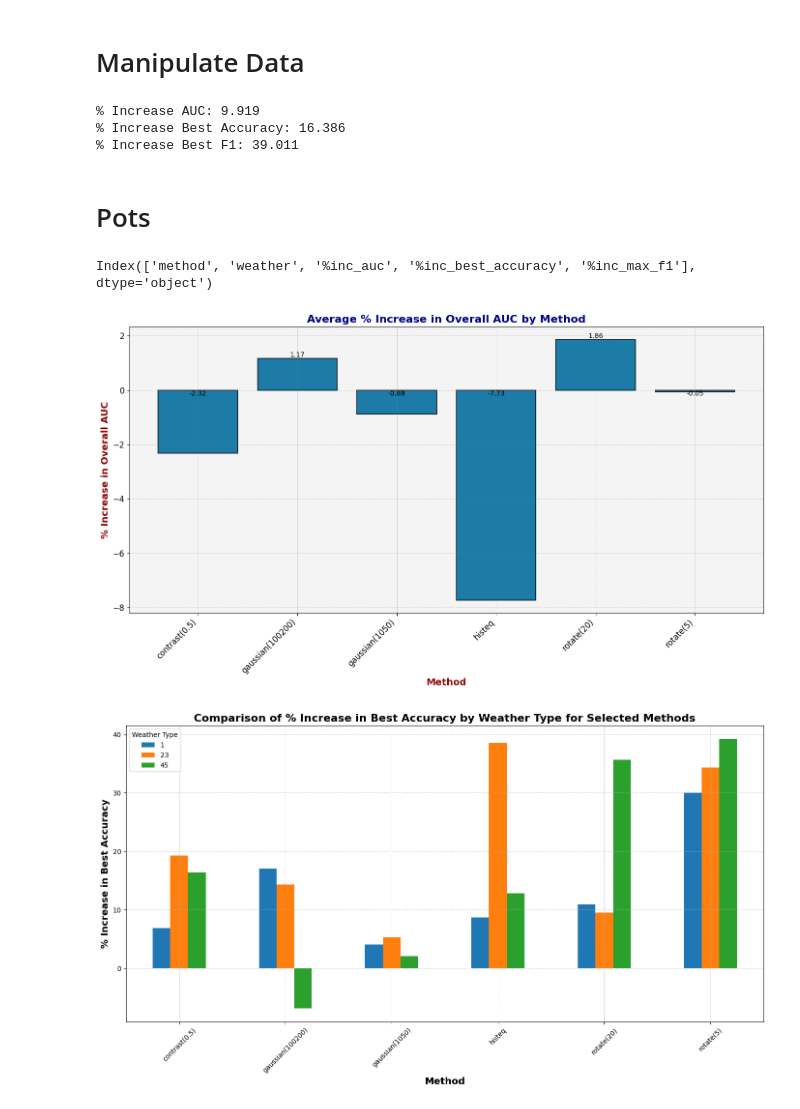
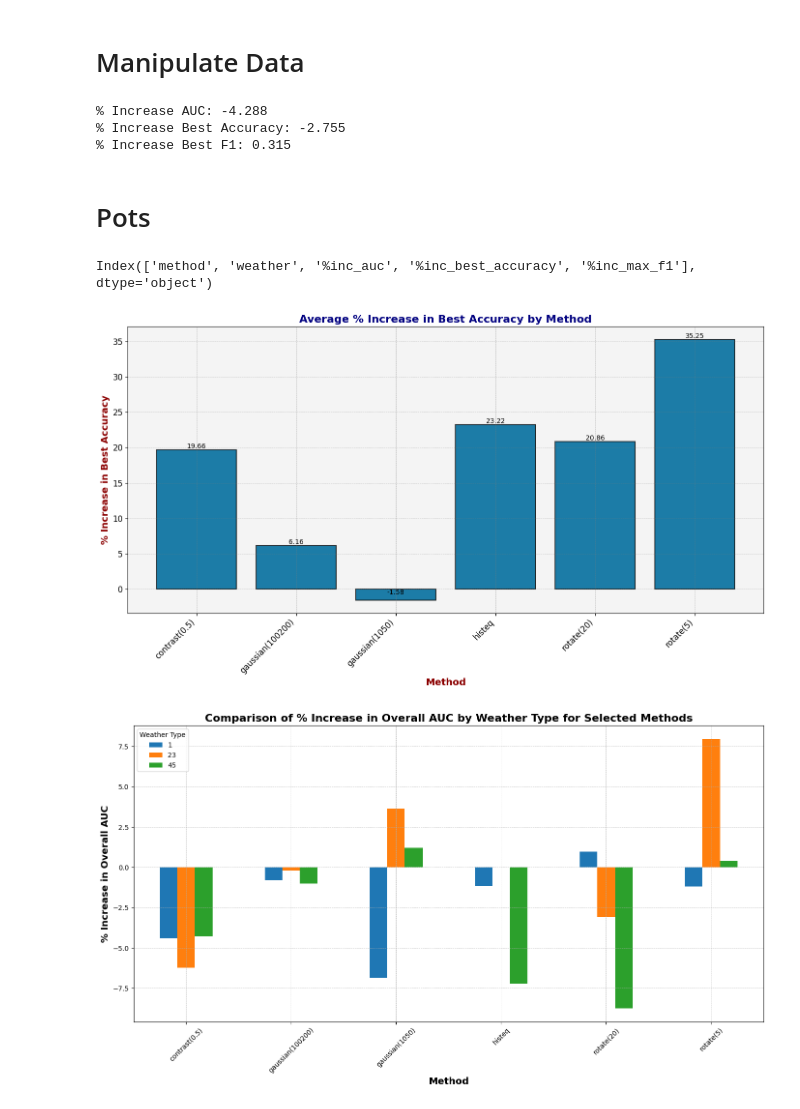
Before and after one commit to tee1g21/Intruder-Aircraft-Detection, a Jupyter notebook: main/results_calc.ipynb, the cells around one changed output. Cells and saved outputs as stored; diff of their text form; code cells hidden in the pictures.

Commit message:
round 6 complete

```diff
--- a/main/results_calc.ipynb
+++ b/main/results_calc.ipynb
@@ -197,26 +197,26 @@ def write_results_to_csv(path, method, weather, percentage_auc, percentage_accur
 
 # Example string tables
 table1 = """                           Metric       Training     Validation
-                 Average Accuracy (0.480, 0.124) (0.457, 0.102)
-   Standard Deviation of Accuracy (0.135, 0.093) (0.112, 0.068)
-                    Best Accuracy (0.694, 0.232) (0.653, 0.161)
-                    Last Accuracy (0.679, 0.248) (0.583, 0.206)
-                      Overall AUC            NaN (0.494, 0.031)
-                 Maximum F1 Score            NaN (0.546, 0.323)
-                     Minimum Loss            NaN (0.916, 0.114)
-Difference in Average Loss Last N            NaN (0.280, 0.326)
-Standard Deviation of Loss Last N            NaN (0.113, 0.102)"""
+                 Average Accuracy (0.634, 0.168) (0.583, 0.137)
+   Standard Deviation of Accuracy (0.178, 0.091) (0.137, 0.066)
+                    Best Accuracy (0.821, 0.238) (0.726, 0.165)
+                    Last Accuracy (0.808, 0.267) (0.686, 0.201)
+                      Overall AUC            NaN (0.513, 0.039)
+                 Maximum F1 Score            NaN (0.635, 0.355)
+                     Minimum Loss            NaN (0.818, 0.200)
+Difference in Average Loss Last N            NaN (0.509, 0.367)
+Standard Deviation of Loss Last N            NaN (0.096, 0.070)"""
 
 table2 = """                           Metric       Training     Validation
-                 Average Accuracy (0.687, 0.138) (0.586, 0.088)
-   Standard Deviation of Accuracy (0.216, 0.021) (0.144, 0.015)
-                    Best Accuracy (0.937, 0.058) (0.760, 0.036)
-                    Last Accuracy (0.904, 0.102) (0.697, 0.098)
-                      Overall AUC            NaN (0.543, 0.047)
-                 Maximum F1 Score            NaN (0.759, 0.037)
-                     Minimum Loss            NaN (0.855, 0.076)
-Difference in Average Loss Last N            NaN (1.427, 0.869)
-Standard Deviation of Loss Last N            NaN (0.367, 0.178)"""
+                 Average Accuracy (0.683, 0.266) (0.597, 0.198)
+   Standard Deviation of Accuracy (0.147, 0.080) (0.101, 0.058)
+                    Best Accuracy (0.843, 0.283) (0.706, 0.211)
+                    Last Accuracy (0.838, 0.283) (0.684, 0.196)
+                      Overall AUC            NaN (0.491, 0.018)
+                 Maximum F1 Score            NaN (0.637, 0.359)
+                     Minimum Loss            NaN (0.876, 0.202)
+Difference in Average Loss Last N            NaN (1.070, 0.847)
+Standard Deviation of Loss Last N            NaN (0.232, 0.146)"""
 
 # Use these functions to extract and calculate percentage increases
 auc_values1 = parse_metric_from_table(table1, "Overall AUC")
@@ -236,7 +236,7 @@ percentage_increase_best_accuracy = calculate_percentage_increase(best_accuracy_
 percentage_increase_f2 = calculate_percentage_increase(f1_values1[1], f1_values2[1])
 
 # Write to CSV
-path = "../results/round5/percent_increase5.csv"
+path = "../results/round6/percent_increase6.csv"
 
 write_results_to_csv(path, method, weather, percentage_increase_auc, percentage_increase_best_accuracy, percentage_increase_f2)
 
@@ -244,9 +244,9 @@ print("% Increase AUC:", percentage_increase_auc)
 print("% Increase Best Accuracy:", percentage_increase_best_accuracy)
 print("% Increase Best F1:", percentage_increase_f2)
 # %% [output]
-% Increase AUC: 9.919
-% Increase Best Accuracy: 16.386
-% Increase Best F1: 39.011
+% Increase AUC: -4.288
+% Increase Best Accuracy: -2.755
+% Increase Best F1: 0.315
 # %% [markdown]
 # Pots
 # %%
@@ -258,45 +258,45 @@ df = pd.read_csv(path)
 print(df.columns)
 
 
-method = 'Overall AUC'
-method_path = 'auc'
+method = 'Best Accuracy'
+method_path = 'best_accuracy'
 
 # Simple plot example: Average % increase in AUC for each method
 means = df.groupby('method')[f'%inc_{method_path}'].mean()
 
 
-figures_path = "../results/round5/figures/"
+figures_path = "../results/round6/figures/"
 
 # Styling
 plt.figure(figsize=(14, 8))  # Adjust the figure size for better fit and visibility
 plt.bar(means.index, means.values, color='teal', width=0.8, edgecolor='grey', linewidth=0.6, alpha=0.9)
 
 # Adding rounded corners to bars
 for bar in plt.bar(means.index, means.values):
     bar.set_edgecolor("k") # Black edges
     bar.set_linewidth(1.5)
     bar.set_alpha(0.7)  # Slight transparency
 
 # Background and grid
 plt.gca().set_facecolor('#f4f4f4')  # Light grey background
 plt.grid(True, which='both', linestyle='--', linewidth=0.5, color='gray', alpha=0.5)
 
 # Titles and labels with enhanced fonts
 plt.title(f'Average % Increase in {method} by Method', fontsize=16, fontweight='bold', color='navy')
 plt.xlabel('Method', fontsize=14, fontweight='bold', color='darkred')
 plt.ylabel(f'% Increase in {method}', fontsize=14, fontweight='bold', color='darkred')
 
 # Ticks and tick labels
 plt.xticks(rotation=45, ha='right', fontsize=12)
 plt.yticks(fontsize=12)
 
 # Text labels above bars
 for index, value in enumerate(means):
     plt.text(index, value if value >= 0 else 0, f'{value:.2f}', ha='center', va='bottom' if value > 0 else 'top', fontsize=10, color='black')
 
 plt.tight_layout()  # Adjust layout
 plt.savefig(figures_path + f'average_increase_{method_path}.png')  # Save the figure to a file
 plt.show()
 # %% [output]
 Index(['method', 'weather', '%inc_auc', '%inc_best_accuracy', '%inc_max_f1'], dtype='object')
-[figure, old version]
+[figure, new version]
@@ -332,4 +332,4 @@ plt.tight_layout()
 plt.savefig(figures_path + f'comparison_increase_{method}_weather.png')
 plt.show()
 # %% [output]
-[figure, old version]
+[figure, new version]
```
Also changed, not shown: parts of 3 cells of this notebook, 2 other files.
